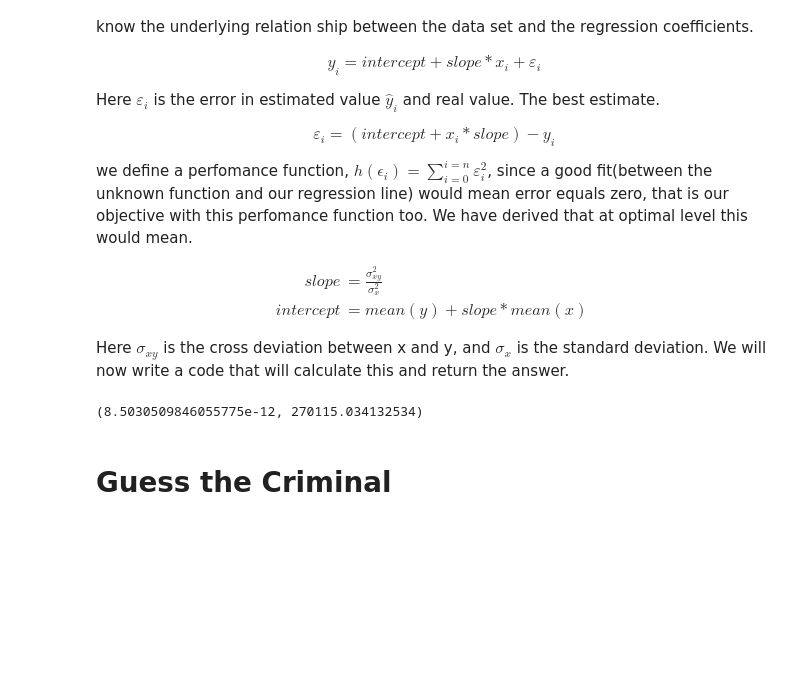
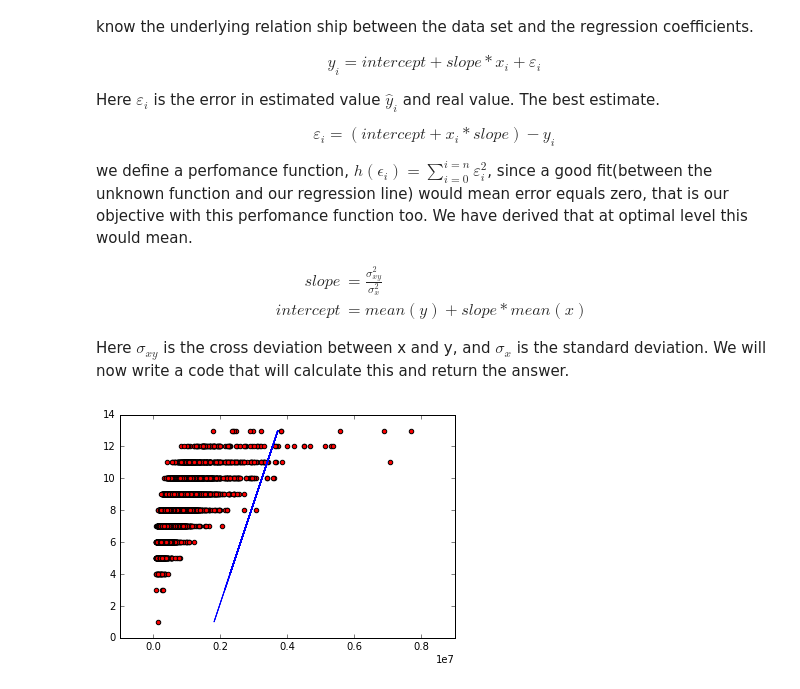
Before and after one commit to kurianCoding/ml_deep, a Jupyter notebook: regression.ipynb, the cells around one changed output. Drawn from its saved outputs; the diff is of its cells as text; code cells hidden in the pictures; blank space fills up the shorter version.

```diff
--- a/regression.ipynb
+++ b/regression.ipynb
@@ -92,24 +105,23 @@ import numpy as np
 def linear_regression(data,target):
     mean_x=np.sum(data)/np.size(data)
     mean_y=np.sum(target)/np.size(target)
+    sum_x_sq=np.sum(data**2)
+    sum_y_sq=np.sum(target**2)
+    sum_xy=np.sum(data*target)
     deviation_sq=0
     for number in data:
         deviation_sq=deviation_sq+(mean_x-number)**2
 
     cross_deviation_sq=0
 
-    for number in target:
-        cross_deviation_sq=cross_deviation_sq+(mean_x-number)**2
+    for i in range(len(target)):
+        cross_deviation_sq=cross_deviation_sq+(mean_y-target[i])*(mean_x-data[i])
 
-    slope=deviation_sq/cross_deviation_sq
+    slope=cross_deviation_sq/deviation_sq
     intercept=mean_y+slope*mean_x
     return (slope,intercept)
 # %%
 mod_data=np.array(a)
 mod_target=np.array(b)
 
-linear_regression(mod_data,mod_target)
+calculated_slope,calculated_intercept=linear_regression(mod_data,mod_target)
-# %% [output]
-(8.5030509846055775e-12, 270115.034132534)
-# %% [markdown]
-# Guess the Criminal
@@ -120,0 +128,9 @@ pd.read_c
+# %%
+predicted_y=[calculated_slope*i + calculated_intercept for i in a ]
+# %%
+plt.plot(predicted_y,a)
+plt.scatter(b,a,c='red')
+
+plt.show()
+# %% [output]
+[figure, added]
```
Also changed, not shown: parts of 8 cells of this notebook, 1 other file.
